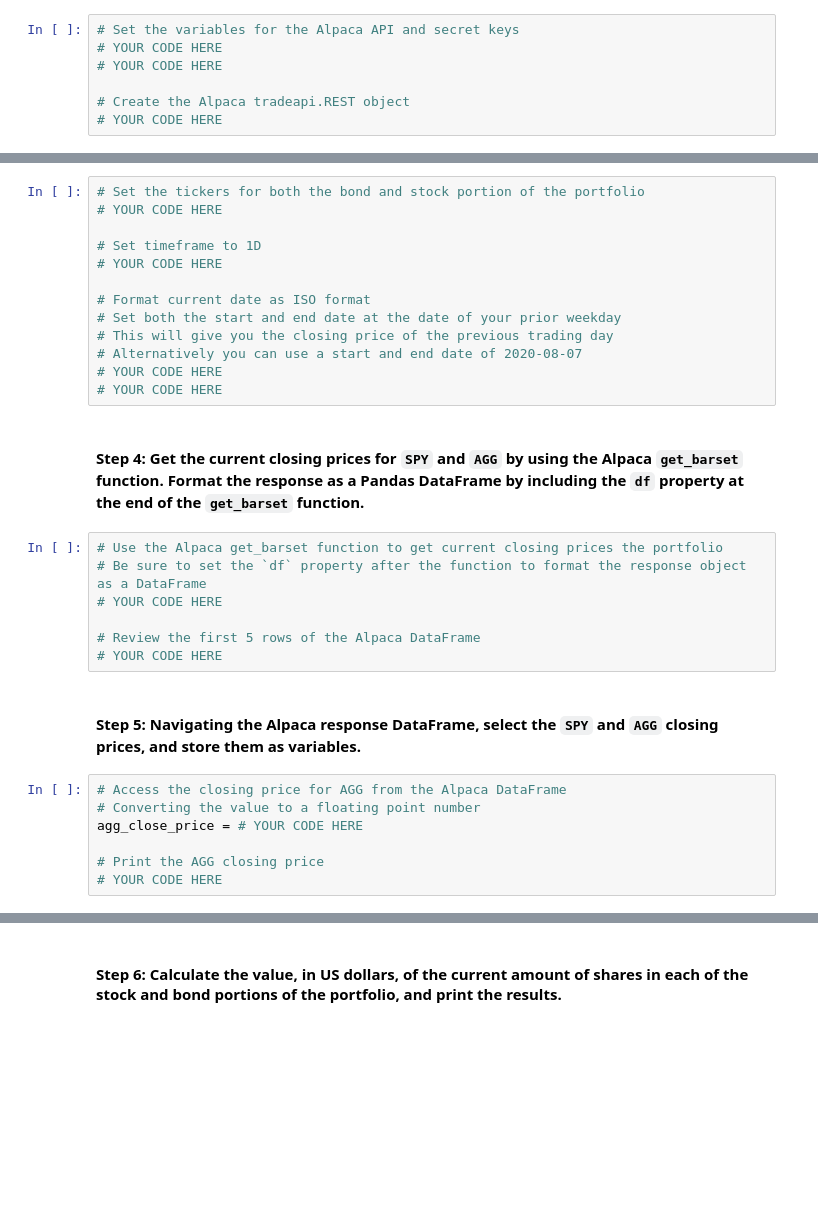
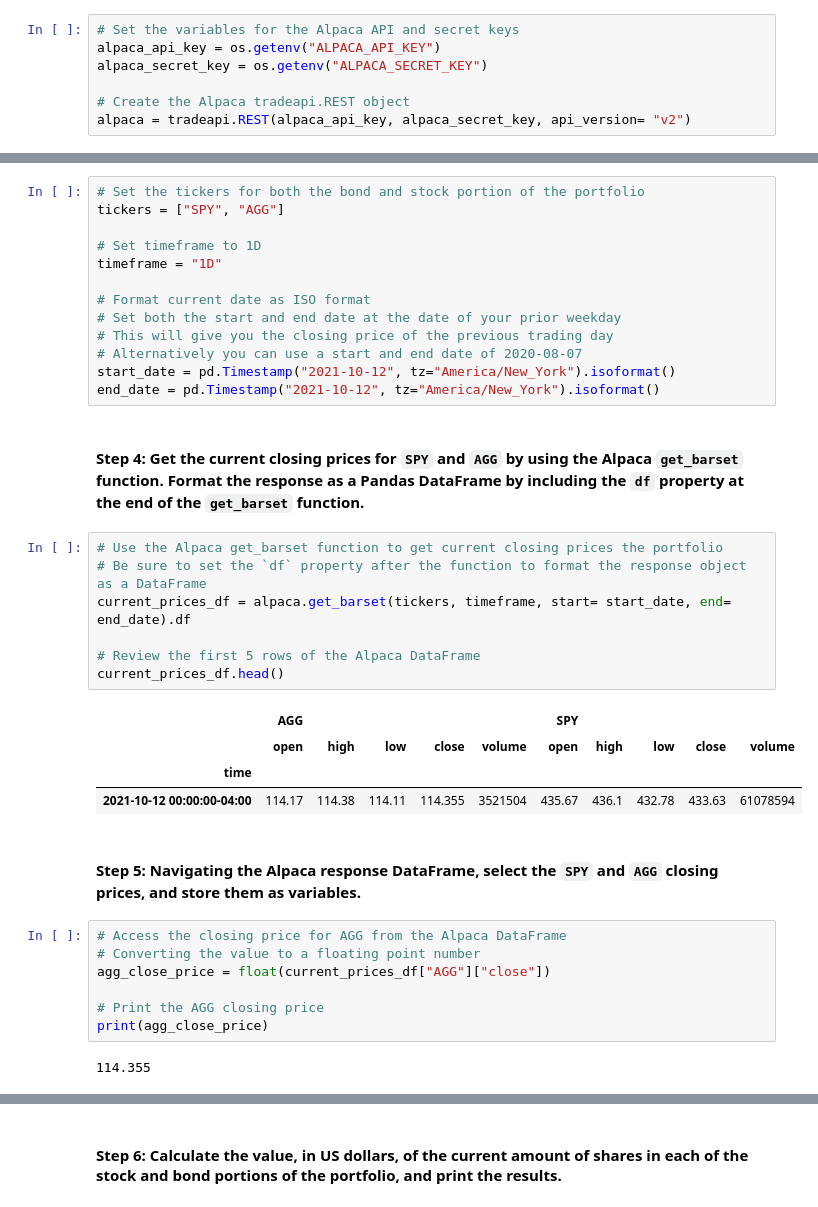
Before and after one commit to stefimaz/Fintech_Database, a Jupyter notebook: Challenge5/financial_planning_tools.ipynb, the cells around one changed output, grey strips where cells are left out. Cells and saved outputs as stored; diff of their text form; blank space fills up the shorter version.

```diff
--- a/Challenge5/financial_planning_tools.ipynb
+++ b/Challenge5/financial_planning_tools.ipynb
@@ -187,11 +187,11 @@ agg_shares = 200
 #### Step 2: Set the variables for the Alpaca API and secret keys. Using the Alpaca SDK, create the Alpaca `tradeapi.REST` object. In this object, include the parameters for the Alpaca API key, the secret key, and the version number.
 # %%
 # Set the variables for the Alpaca API and secret keys
-# YOUR CODE HERE
-# YOUR CODE HERE
+alpaca_api_key = os.getenv("ALPACA_API_KEY")
+alpaca_secret_key = os.getenv("ALPACA_SECRET_KEY")
 
 # Create the Alpaca tradeapi.REST object
-# YOUR CODE HERE
+alpaca = tradeapi.REST(alpaca_api_key, alpaca_secret_key, api_version= "v2")
 # %% [markdown]
 #### Step 3: Set the following parameters for the Alpaca API call:
 
@@ -202,35 +202,42 @@ agg_shares = 200
 - `start_date` and `end_date`: Use the same date for these parameters, and format them with the date of the previous weekday (or `2020-08-07`). This is because you want the one closing price for the most-recent trading day.
 # %%
 # Set the tickers for both the bond and stock portion of the portfolio
-# YOUR CODE HERE
+tickers = ["SPY", "AGG"]
 
 # Set timeframe to 1D
-# YOUR CODE HERE
+timeframe = "1D"
 
 # Format current date as ISO format
 # Set both the start and end date at the date of your prior weekday
 # This will give you the closing price of the previous trading day
 # Alternatively you can use a start and end date of 2020-08-07
-# YOUR CODE HERE
-# YOUR CODE HERE
+start_date = pd.Timestamp("2021-10-12", tz="America/New_York").isoformat()
+end_date = pd.Timestamp("2021-10-12", tz="America/New_York").isoformat()
 # %% [markdown]
 #### Step 4: Get the current closing prices for `SPY` and `AGG` by using the Alpaca `get_barset` function. Format the response as a Pandas DataFrame by including the `df` property at the end of the `get_barset` function.
 # %%
 # Use the Alpaca get_barset function to get current closing prices the portfolio
 # Be sure to set the `df` property after the function to format the response object as a DataFrame
-# YOUR CODE HERE
+current_prices_df = alpaca.get_barset(tickers, timeframe, start= start_date, end= end_date).df
 
 # Review the first 5 rows of the Alpaca DataFrame
-# YOUR CODE HERE
+current_prices_df.head()
+# %% [output]
+|  | AGG |  |  |  |  | SPY |  |  |  |  |
+|  | open | high | low | close | volume | open | high | low | close | volume |
+| time |  |  |  |  |  |  |  |  |  |  |
+| 2021-10-12 00:00:00-04:00 | 114.17 | 114.38 | 114.11 | 114.355 | 3521504 | 435.67 | 436.1 | 432.78 | 433.63 | 61078594 |
 # %% [markdown]
 #### Step 5: Navigating the Alpaca response DataFrame, select the `SPY` and `AGG` closing prices, and store them as variables.
 # %%
 # Access the closing price for AGG from the Alpaca DataFrame
 # Converting the value to a floating point number
-agg_close_price = # YOUR CODE HERE
+agg_close_price = float(current_prices_df["AGG"]["close"])
 
 # Print the AGG closing price
-# YOUR CODE HERE
+print(agg_close_price)
+# %% [output]
+114.355
 # %%
 # Access the closing price for SPY from the Alpaca DataFrame
 # Converting the value to a floating point number
```
Also changed, not shown: parts of 16 cells of this notebook, 2 other files.
